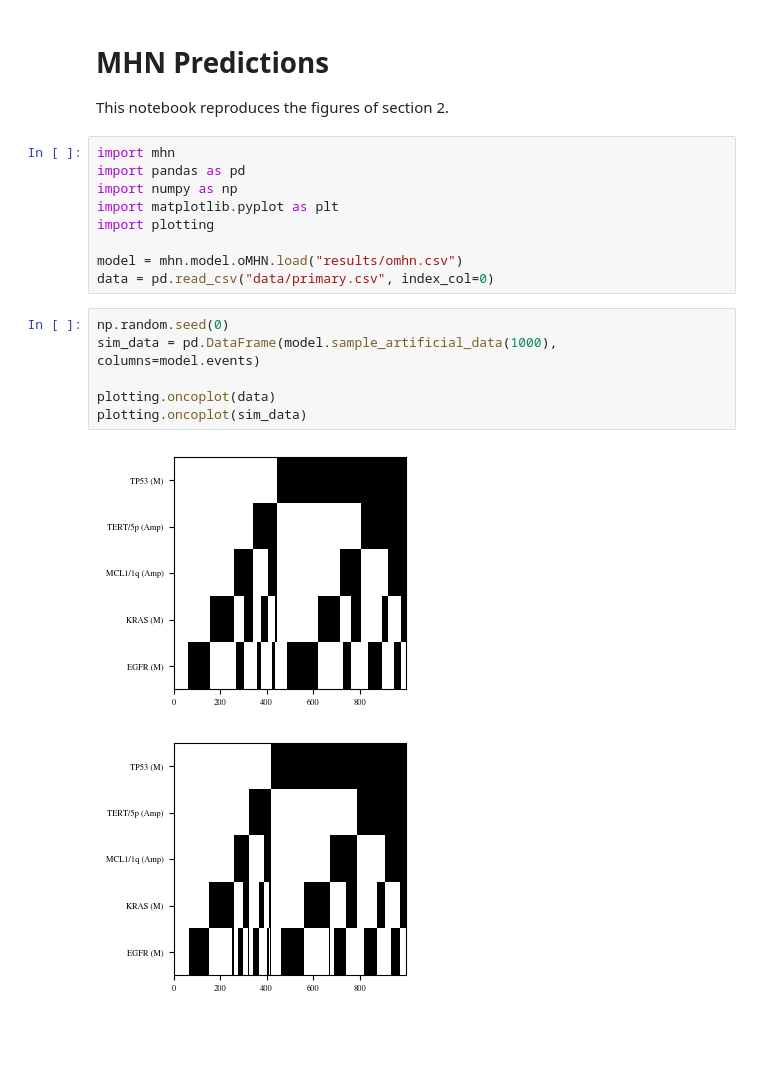
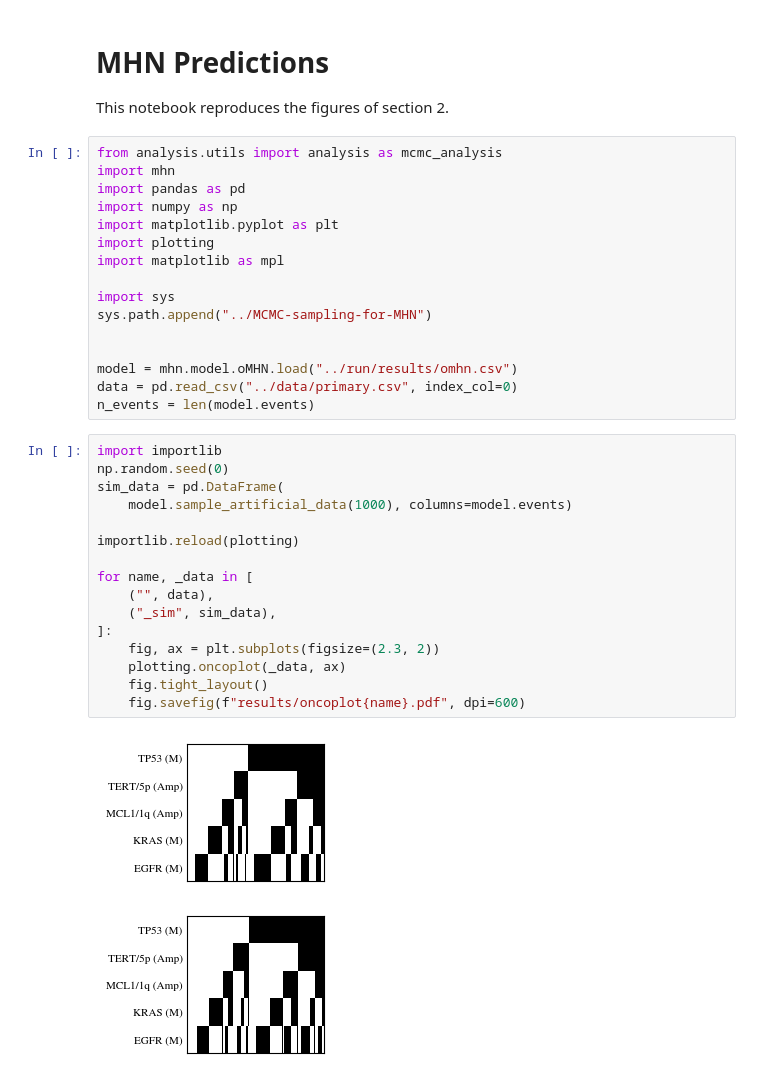
Before and after one commit to huy29433/Dissertation-MHN-example, a Jupyter notebook: analysis/predictions.ipynb, the cells around one changed output. Saved outputs shown, nothing was run; the diff lists cells and outputs as text; blank space fills up the shorter version.

```diff
--- a/analysis/predictions.ipynb
+++ b/analysis/predictions.ipynb
@@ -3,20 +3,37 @@
 
 This notebook reproduces the figures of section 2.
 # %%
+from analysis.utils import analysis as mcmc_analysis
 import mhn
 import pandas as pd
 import numpy as np
 import matplotlib.pyplot as plt
 import plotting
+import matplotlib as mpl
 
-model = mhn.model.oMHN.load("results/omhn.csv")
-data = pd.read_csv("data/primary.csv", index_col=0)
+import sys
+sys.path.append("../MCMC-sampling-for-MHN")
+
+
+model = mhn.model.oMHN.load("../run/results/omhn.csv")
+data = pd.read_csv("../data/primary.csv", index_col=0)
+n_events = len(model.events)
 # %%
+import importlib
 np.random.seed(0)
-sim_data = pd.DataFrame(model.sample_artificial_data(1000), columns=model.events)
+sim_data = pd.DataFrame(
+    model.sample_artificial_data(1000), columns=model.events)
 
-plotting.oncoplot(data)
-plotting.oncoplot(sim_data)
+importlib.reload(plotting)
+
+for name, _data in [
+    ("", data),
+    ("_sim", sim_data),
+]:
+    fig, ax = plt.subplots(figsize=(2.3, 2))
+    plotting.oncoplot(_data, ax)
+    fig.tight_layout()
+    fig.savefig(f"results/oncoplot{name}.pdf", dpi=600)
 # %% [output]
-[figure, old version]
+[figure, new version]
-[figure, old version]
+[figure, new version]
```
Also changed, not shown: parts of 7 cells of this notebook, 12 other files.
